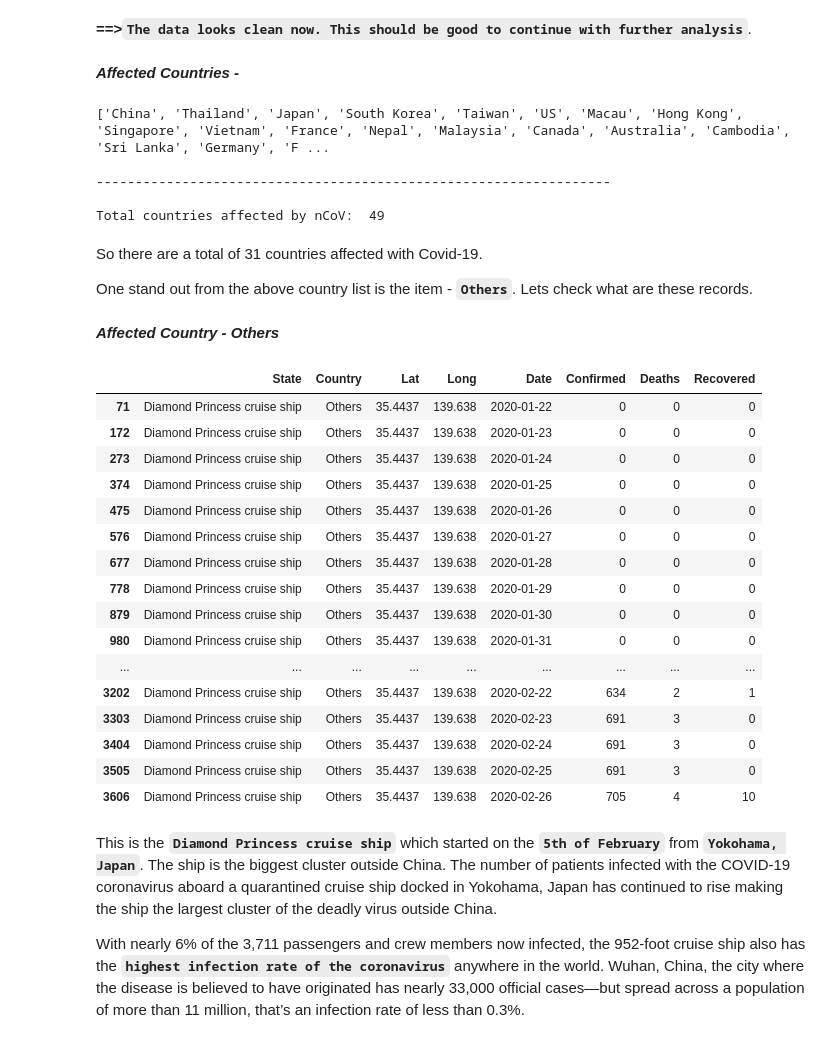
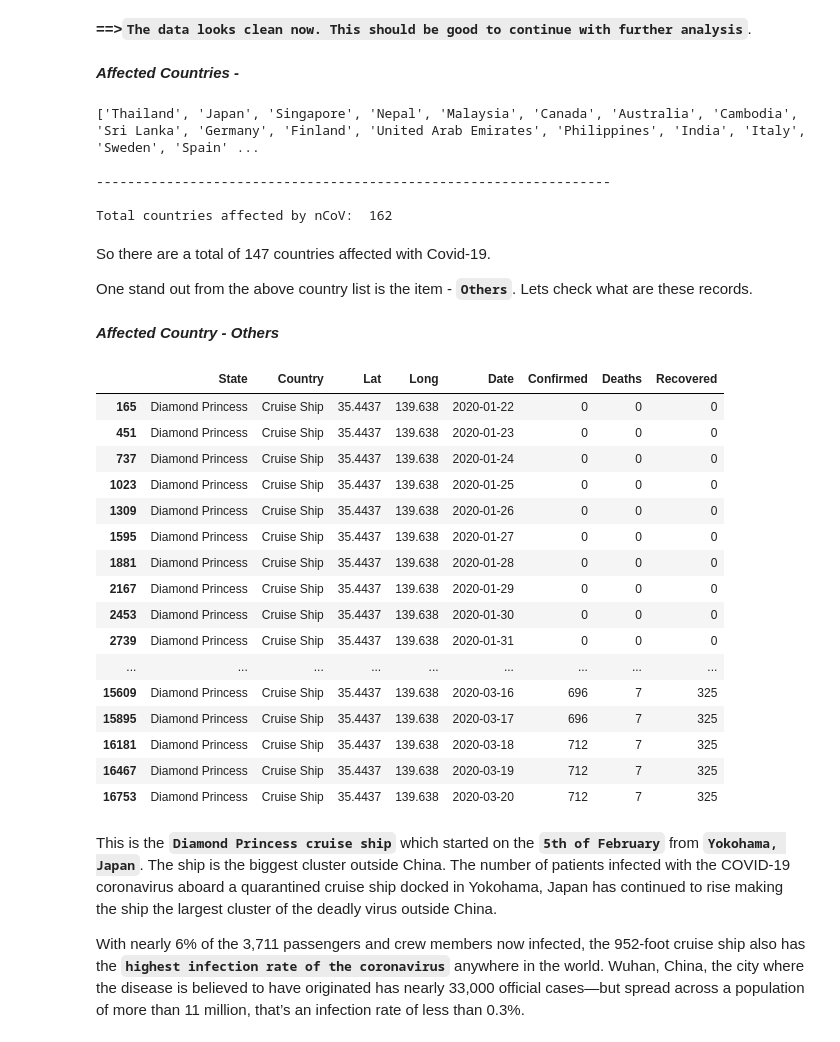
Before and after one commit to sauravmishra1710/Covid-19---A-Geo-Statistical-Analysis, a Jupyter notebook: Covid-19-SARS CoV-2-A-Geographical-Analysis.ipynb, the cells around one changed output. Saved outputs shown, nothing was run; the diff lists cells and outputs as text; code cells hidden in the pictures.

```diff
--- a/Covid-19-SARS CoV-2-A-Geographical-Analysis.ipynb
+++ b/Covid-19-SARS CoV-2-A-Geographical-Analysis.ipynb
@@ -121,7 +135,7 @@ def highlight_max(data, color='yellow'):
 # %% [markdown]
 # Import Dataset
 # %%
-covid_19 = pd.read_csv('./corona-virus-report/covid_19_clean_complete.csv', parse_dates=['Date'])
+covid_19 = pd.read_csv('../input/corona-virus-report/covid_19_clean_complete.csv', parse_dates=['Date'])
 # %%
 print("Covid_19 Shape", covid_19.shape)
 # %% [output]
@@ -228,38 +242,38 @@ print("\n------------------------------------------------------------------")
 print("\nTotal countries affected by nCoV: ",len(Covid_19_Countries))
 # %% [output]
 ***Affected Countries -***
-['China', 'Thailand', 'Japan', 'South Korea', 'Taiwan', 'US', 'Macau', 'Hong Kong', 'Singapore', 'Vietnam', 'France', 'Nepal', 'Malaysia', 'Canada', 'Australia', 'Cambodia', 'Sri Lanka', 'Germany', 'F ...
+['Thailand', 'Japan', 'Singapore', 'Nepal', 'Malaysia', 'Canada', 'Australia', 'Cambodia', 'Sri Lanka', 'Germany', 'Finland', 'United Arab Emirates', 'Philippines', 'India', 'Italy', 'Sweden', 'Spain' ...
 
 ------------------------------------------------------------------
 
-Total countries affected by nCoV:  49
+Total countries affected by nCoV:  162
 # %% [markdown]
-So there are a total of 31 countries affected with Covid-19.
+So there are a total of 147 countries affected with Covid-19.
 
 One stand out from the above country list is the item - **`Others`**. Lets check what are these records.
 # %%
 # Now lets see the Country - 'Others' which is there in the list above
 formatted_text('***Affected Country - Others***')
-covid_19[covid_19['Country'] == 'Others']
+covid_19[covid_19['Country'] == 'Cruise Ship']
 # %% [output]
 ***Affected Country - Others***
 |  | State | Country | Lat | Long | Date | Confirmed | Deaths | Recovered |
-| 71 | Diamond Princess cruise ship | Others | 35.4437 | 139.638 | 2020-01-22 | 0 | 0 | 0 |
-| 172 | Diamond Princess cruise ship | Others | 35.4437 | 139.638 | 2020-01-23 | 0 | 0 | 0 |
-| 273 | Diamond Princess cruise ship | Others | 35.4437 | 139.638 | 2020-01-24 | 0 | 0 | 0 |
-| 374 | Diamond Princess cruise ship | Others | 35.4437 | 139.638 | 2020-01-25 | 0 | 0 | 0 |
-| 475 | Diamond Princess cruise ship | Others | 35.4437 | 139.638 | 2020-01-26 | 0 | 0 | 0 |
-| 576 | Diamond Princess cruise ship | Others | 35.4437 | 139.638 | 2020-01-27 | 0 | 0 | 0 |
-| 677 | Diamond Princess cruise ship | Others | 35.4437 | 139.638 | 2020-01-28 | 0 | 0 | 0 |
-| 778 | Diamond Princess cruise ship | Others | 35.4437 | 139.638 | 2020-01-29 | 0 | 0 | 0 |
-| 879 | Diamond Princess cruise ship | Others | 35.4437 | 139.638 | 2020-01-30 | 0 | 0 | 0 |
-| 980 | Diamond Princess cruise ship | Others | 35.4437 | 139.638 | 2020-01-31 | 0 | 0 | 0 |
+| 165 | Diamond Princess | Cruise Ship | 35.4437 | 139.638 | 2020-01-22 | 0 | 0 | 0 |
+| 451 | Diamond Princess | Cruise Ship | 35.4437 | 139.638 | 2020-01-23 | 0 | 0 | 0 |
+| 737 | Diamond Princess | Cruise Ship | 35.4437 | 139.638 | 2020-01-24 | 0 | 0 | 0 |
+| 1023 | Diamond Princess | Cruise Ship | 35.4437 | 139.638 | 2020-01-25 | 0 | 0 | 0 |
+| 1309 | Diamond Princess | Cruise Ship | 35.4437 | 139.638 | 2020-01-26 | 0 | 0 | 0 |
+| 1595 | Diamond Princess | Cruise Ship | 35.4437 | 139.638 | 2020-01-27 | 0 | 0 | 0 |
+| 1881 | Diamond Princess | Cruise Ship | 35.4437 | 139.638 | 2020-01-28 | 0 | 0 | 0 |
+| 2167 | Diamond Princess | Cruise Ship | 35.4437 | 139.638 | 2020-01-29 | 0 | 0 | 0 |
+| 2453 | Diamond Princess | Cruise Ship | 35.4437 | 139.638 | 2020-01-30 | 0 | 0 | 0 |
+| 2739 | Diamond Princess | Cruise Ship | 35.4437 | 139.638 | 2020-01-31 | 0 | 0 | 0 |
 | ... | ... | ... | ... | ... | ... | ... | ... | ... |
-| 3202 | Diamond Princess cruise ship | Others | 35.4437 | 139.638 | 2020-02-22 | 634 | 2 | 1 |
-| 3303 | Diamond Princess cruise ship | Others | 35.4437 | 139.638 | 2020-02-23 | 691 | 3 | 0 |
-| 3404 | Diamond Princess cruise ship | Others | 35.4437 | 139.638 | 2020-02-24 | 691 | 3 | 0 |
-| 3505 | Diamond Princess cruise ship | Others | 35.4437 | 139.638 | 2020-02-25 | 691 | 3 | 0 |
-| 3606 | Diamond Princess cruise ship | Others | 35.4437 | 139.638 | 2020-02-26 | 705 | 4 | 10 |
+| 15609 | Diamond Princess | Cruise Ship | 35.4437 | 139.638 | 2020-03-16 | 696 | 7 | 325 |
+| 15895 | Diamond Princess | Cruise Ship | 35.4437 | 139.638 | 2020-03-17 | 696 | 7 | 325 |
+| 16181 | Diamond Princess | Cruise Ship | 35.4437 | 139.638 | 2020-03-18 | 712 | 7 | 325 |
+| 16467 | Diamond Princess | Cruise Ship | 35.4437 | 139.638 | 2020-03-19 | 712 | 7 | 325 |
+| 16753 | Diamond Princess | Cruise Ship | 35.4437 | 139.638 | 2020-03-20 | 712 | 7 | 325 |
 # %% [markdown]
 This is the **`Diamond Princess cruise ship`** which started on the **`5th of February`** from **`Yokohama, Japan`**. The ship is the biggest cluster outside China. The number of patients infected with the COVID-19 coronavirus aboard a quarantined cruise ship docked in Yokohama, Japan has continued to rise making the ship the largest cluster of the deadly virus outside China.
 
```
Also changed, not shown: parts of 56 cells of this notebook, 1 other file.
